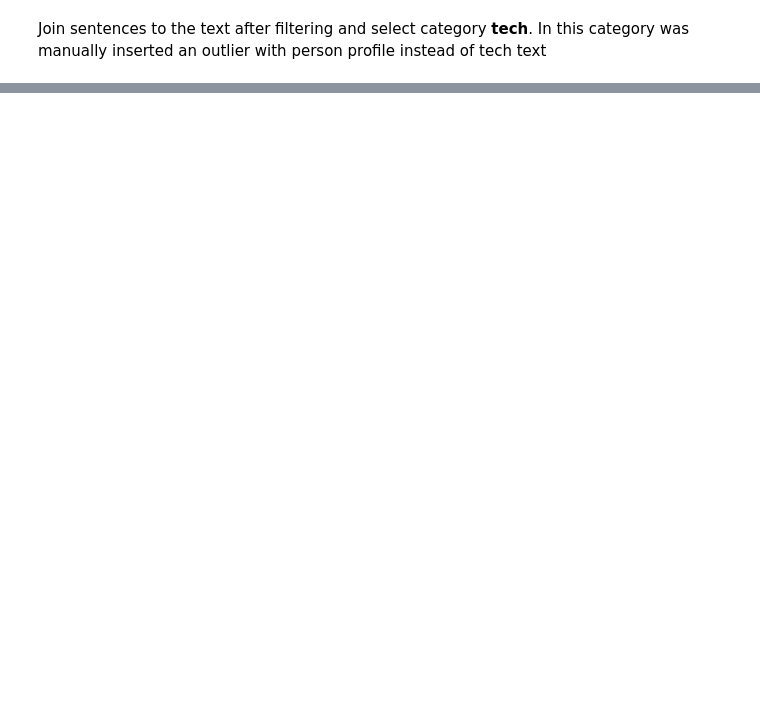
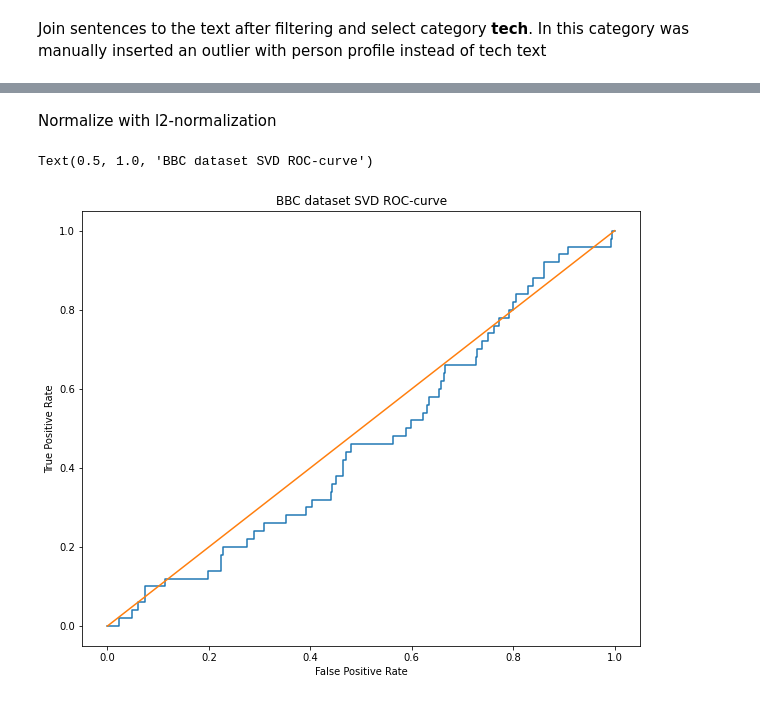
Before and after one commit to alinapetukhova/textcl, a Jupyter notebook: examples/text_preprocessing_tutorial.ipynb, the cells around one changed output, grey strips where cells are left out. Cells and saved outputs as stored; diff of their text form; code cells hidden in the pictures; blank space fills up the shorter version.

```diff
--- a/examples/text_preprocessing_tutorial.ipynb
+++ b/examples/text_preprocessing_tutorial.ipynb
@@ -165,0 +369,15 @@ Texts with id=20 was removed because it describes a person profile instead of te
+# %% [markdown]
+Normalize with l2-normalization
+# %%
+_, y_pred = preprocessing.normalize(outlier_matrix, axis = 1, norm = 'l2', return_norm = True)
+
+plt.figure(figsize=(10, 8))
+fpr, tpr, thresholds = metrics.roc_curve(list(df_test['y_true'].values), y_pred, pos_label=1)
+plt.plot(fpr, tpr, label='ROC curve')
+plt.plot([0, 1], [0, 1])
+plt.xlabel('False Positive Rate')
+plt.ylabel('True Positive Rate')
+plt.title('BBC dataset SVD ROC-curve')
+# %% [output]
+Text(0.5, 1.0, 'BBC dataset SVD ROC-curve')
+[figure, added]
```
Also changed, not shown: parts of 49 cells of this notebook, 2 other files.
